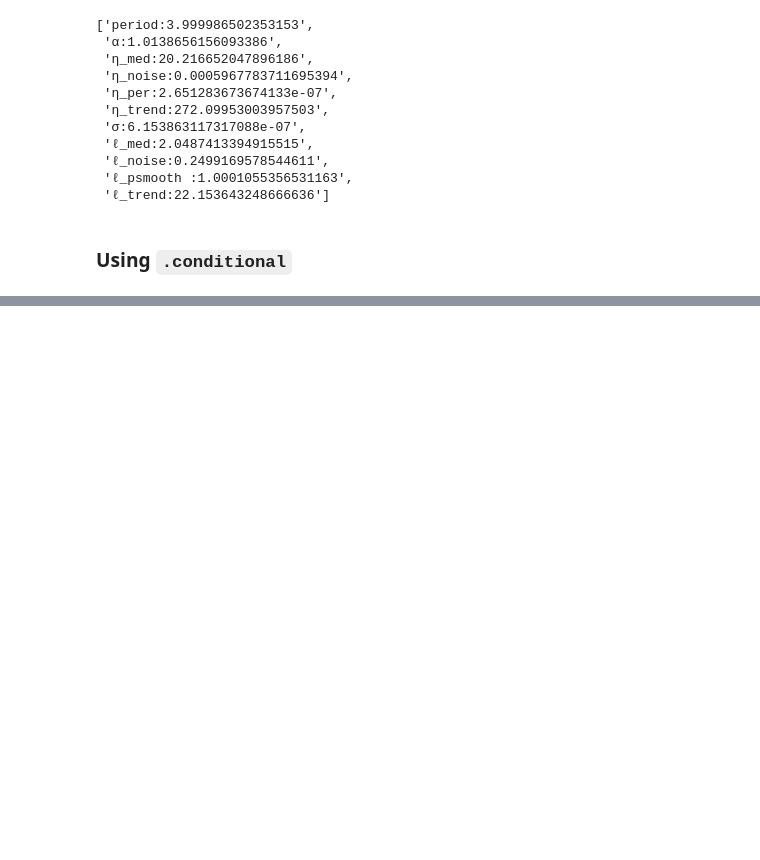
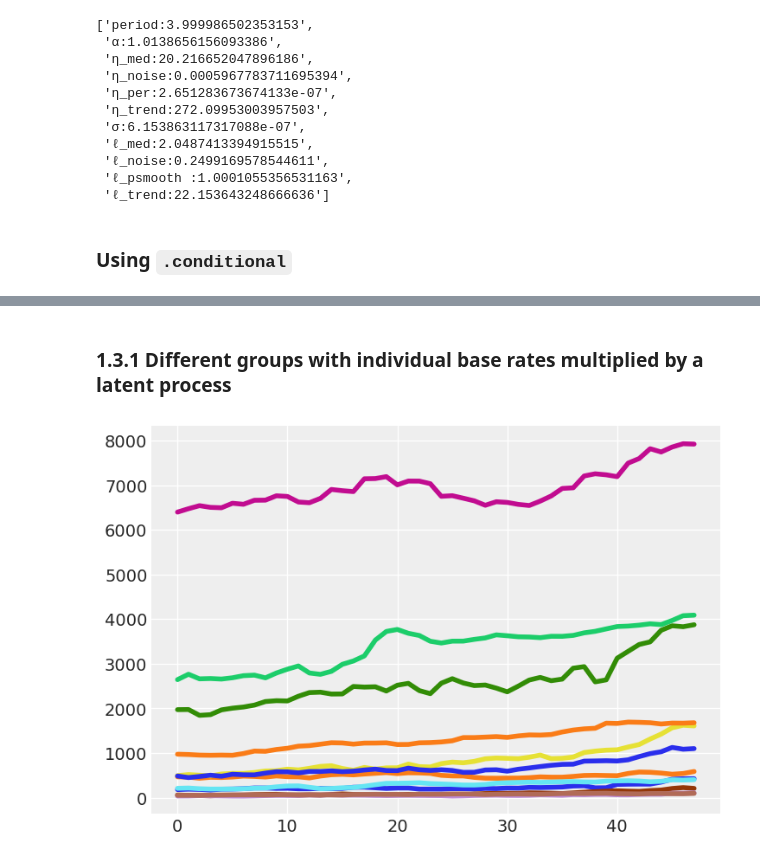
Before and after one commit to luisroque/Time-Series-Statistical-Models-Experiments, a Jupyter notebook: PhD_GaussianProcesses.ipynb, the cells around one changed output, grey strips where cells are left out. Cells and saved outputs as stored; diff of their text form; code cells hidden in the pictures; blank space fills up the shorter version.

```diff
--- a/PhD_GaussianProcesses.ipynb
+++ b/PhD_GaussianProcesses.ipynb
@@ -305,0 +390,6 @@ pm.plots.traceplot(trace_pool);
+# %% [markdown]
+### 1.3.1 Different groups with individual base rates multiplied by a latent process
+# %%
+plt.plot(y);
+# %% [output]
+[figure, added]
```
Also changed, not shown: parts of 20 cells of this notebook, 11 other files.
